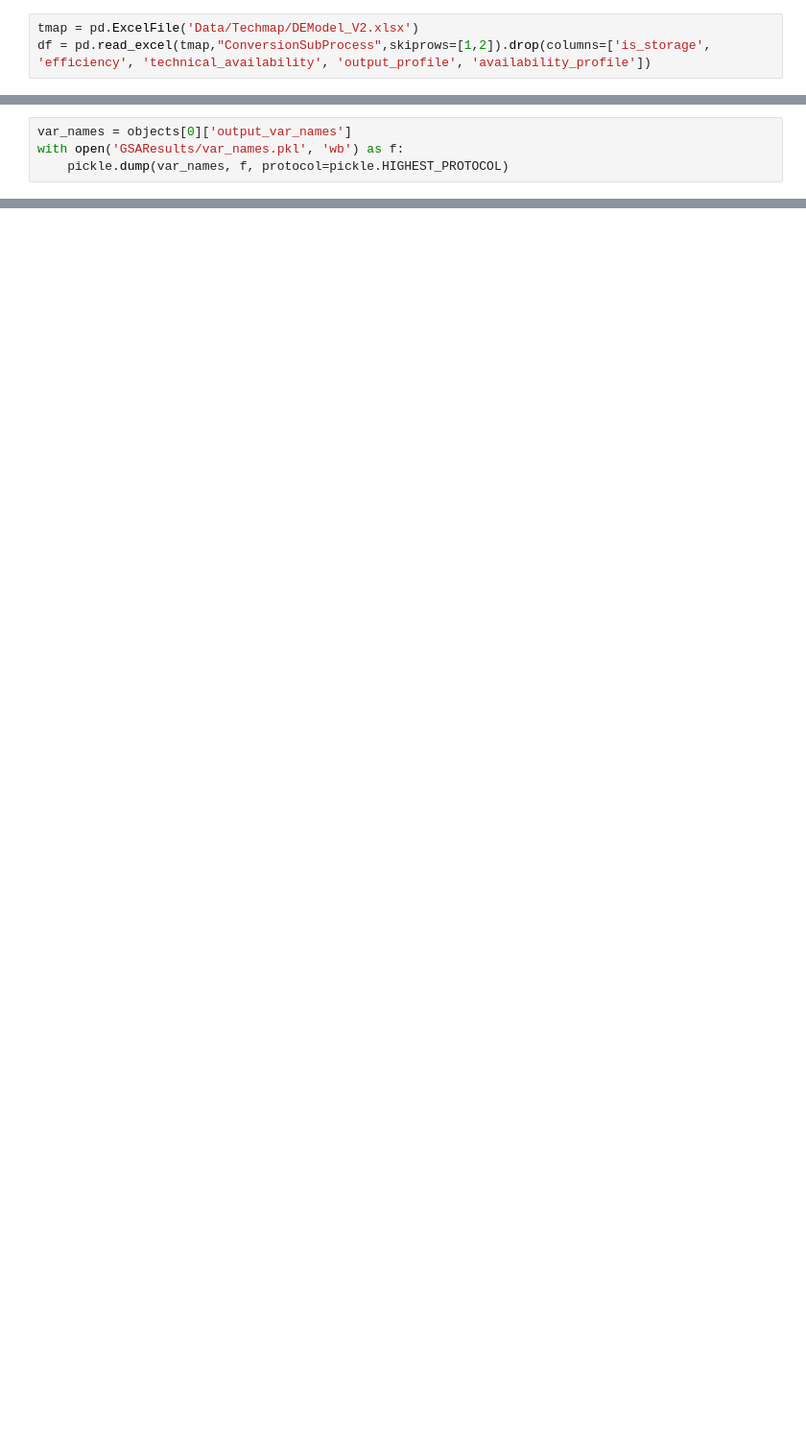
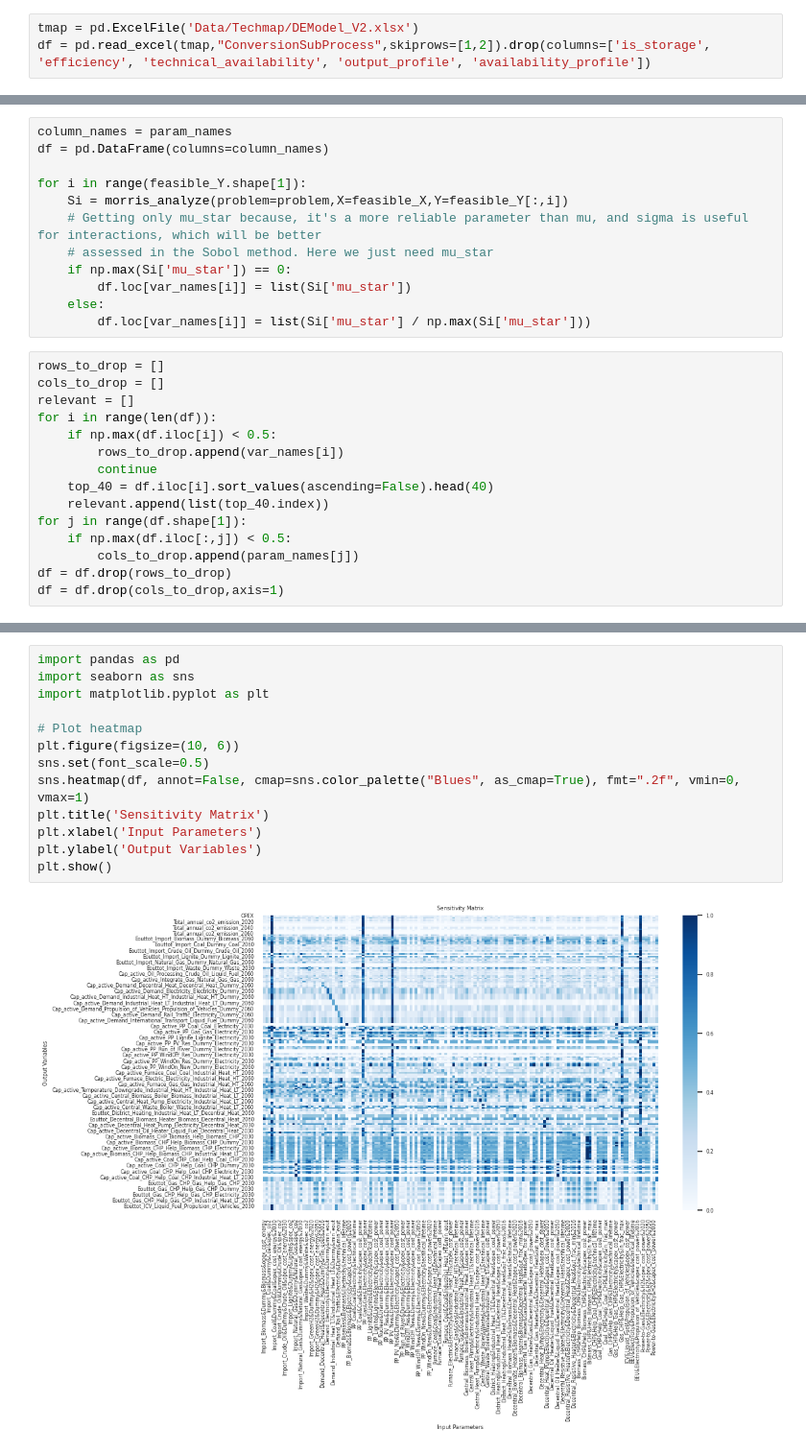
Before and after one commit to EINS-TUDa/CESM, a Jupyter notebook: test.ipynb, the cells around one changed output, grey strips where cells are left out. Shown at 96% size. Saved outputs shown, nothing was run; the diff lists cells and outputs as text; blank space fills up the shorter version.

Commit message:
morris section ready

```diff
--- a/test.ipynb
+++ b/test.ipynb
@@ -163,4 +13,0 @@ with (open("GSAResults/results_simulations.pkl", "rb")) as openfile:
-# %%
-var_names = objects[0]['output_var_names']
-with open('GSAResults/var_names.pkl', 'wb') as f:
-    pickle.dump(var_names, f, protocol=pickle.HIGHEST_PROTOCOL)
@@ -320,0 +220,27 @@ Infeasible model
+# %%
+column_names = param_names
+df = pd.DataFrame(columns=column_names)
+
+for i in range(feasible_Y.shape[1]):
+    Si = morris_analyze(problem=problem,X=feasible_X,Y=feasible_Y[:,i])
+    # Getting only mu_star because, it's a more reliable parameter than mu, and sigma is useful for interactions, which will be better
+    # assessed in the Sobol method. Here we just need mu_star
+    if np.max(Si['mu_star']) == 0:
+        df.loc[var_names[i]] = list(Si['mu_star'])
+    else:
+        df.loc[var_names[i]] = list(Si['mu_star'] / np.max(Si['mu_star']))
+# %%
+rows_to_drop = []
+cols_to_drop = []
+relevant = []
+for i in range(len(df)):
+    if np.max(df.iloc[i]) < 0.5:
+        rows_to_drop.append(var_names[i])
+        continue
+    top_40 = df.iloc[i].sort_values(ascending=False).head(40)
+    relevant.append(list(top_40.index))
+for j in range(df.shape[1]):
+    if np.max(df.iloc[:,j]) < 0.5:
+        cols_to_drop.append(param_names[j])
+df = df.drop(rows_to_drop)
+df = df.drop(cols_to_drop,axis=1)
@@ -320,0 +294,15 @@ Infeasible model
+# %%
+import pandas as pd
+import seaborn as sns
+import matplotlib.pyplot as plt
+
+# Plot heatmap
+plt.figure(figsize=(10, 6))
+sns.set(font_scale=0.5)
+sns.heatmap(df, annot=False, cmap=sns.color_palette("Blues", as_cmap=True), fmt=".2f", vmin=0, vmax=1)
+plt.title('Sensitivity Matrix')
+plt.xlabel('Input Parameters')
+plt.ylabel('Output Variables')
+plt.show()
+# %% [output]
+[figure, added]
```
Also changed, not shown: parts of 63 cells of this notebook, 4 other files.
